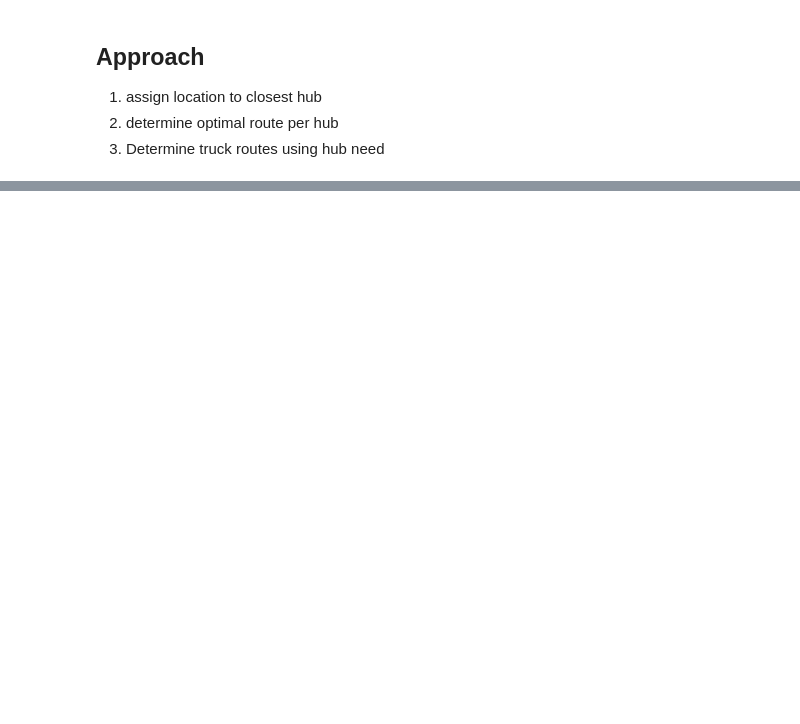
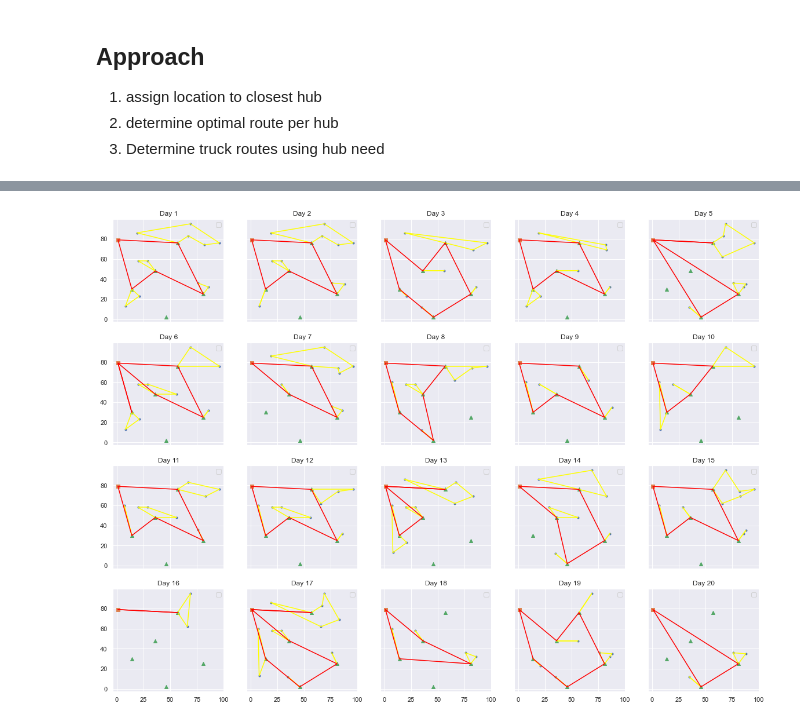
Before and after one commit to julianvanmeggelen/VRP-case, a Jupyter notebook: sol1.ipynb, the cells around one changed output, grey strips where cells are left out. Saved outputs shown, nothing was run; the diff lists cells and outputs as text; code cells hidden in the pictures; blank space fills up the shorter version.

```diff
--- a/sol1.ipynb
+++ b/sol1.ipynb
@@ -351,0 +369,25 @@ instance.Requests[0].amounts
+# %%
+#%%capture
+nCol = 5
+nDays = instance.Days
+fig, axs = plt.subplots(ncols= nCol, nrows = int(math.ceil(nDays/nCol)), figsize=(20,15), sharex=True, sharey=True)
+for i in range(1, nDays+1):
+    day = i
+    row = math.ceil(i/nCol)-1
+    col = (i-1)%nCol
+    locs = locationsWithRequest(instance.Locations, filterRequests(instance, day=day))
+    plotLocations(locs, ax = axs[row][col]);
+    #plotInstanceClusters(instance)
+    locX = [_.X for _ in instance.Locations]
+    locY = [_.Y for _ in instance.Locations]
+    nHubs = len(instance.Hubs)
+    axs[row][col].scatter(locX[0], locY[0], marker=",", label="Depot")
+    axs[row][col].scatter(locX[1:1+nHubs], locY[1:1+nHubs],marker="^", label="Hub")
+    axs[row][col].set_title(f"Day {i}")
+    for hub in  res['hubRoutes'][day]:
+        for route in res['hubRoutes'][day][hub]['routes']:
+            plotRoute(instance.Locations, res['hubRoutes'][day][hub]['routes'][route], hub=None,c = 'yellow', ax = axs[row][col]);
+
+    for route in res['depotRoutes'][day]:
+            plotRoute(instance.Locations, res['depotRoutes'][day][route], hub=None, c='red', ax = axs[row][col]);
+# %% [output]
@@ -351,0 +414 @@ instance.Requests[0].amounts
+[figure, added]
```
Also changed, not shown: parts of 21 cells of this notebook, 52 other files.
